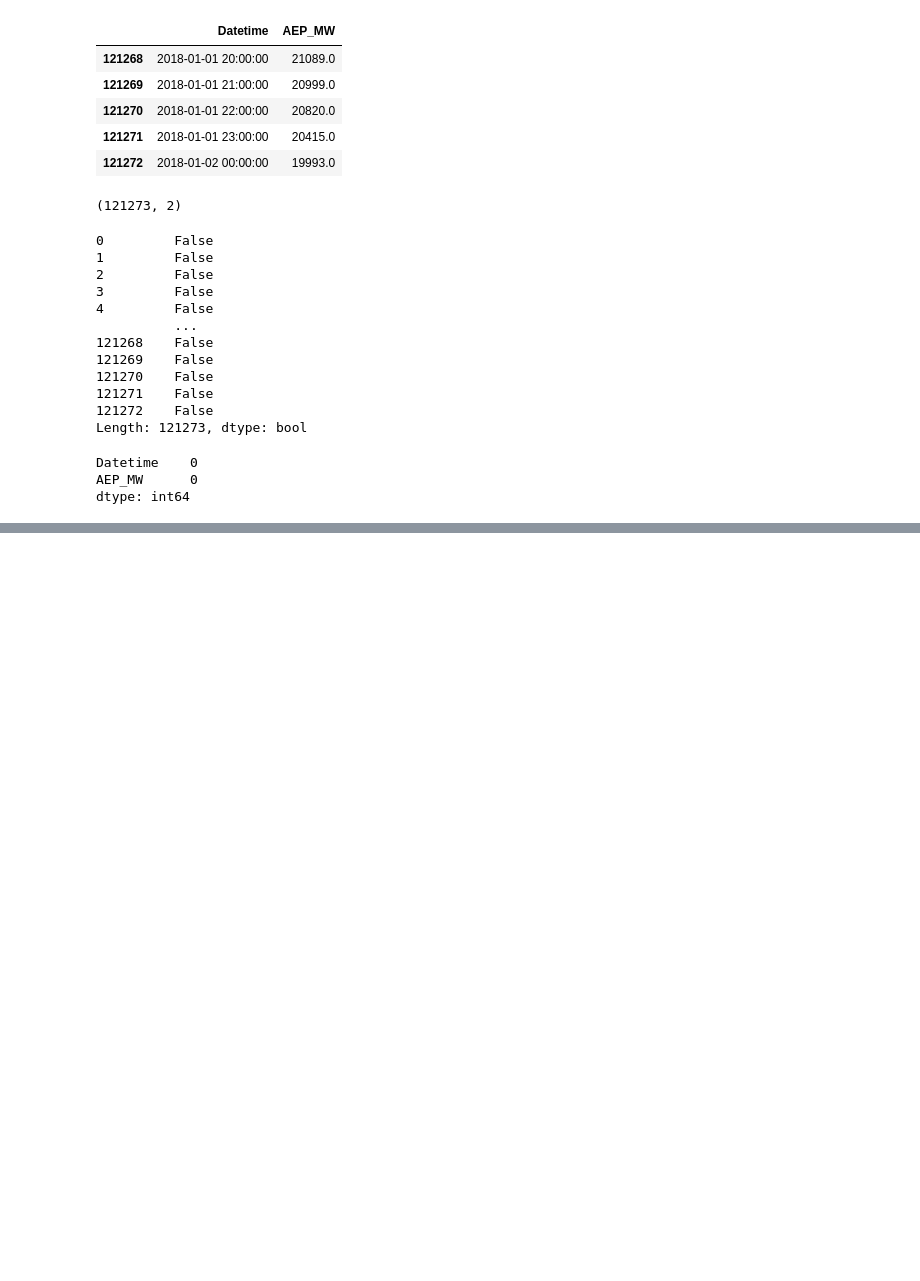
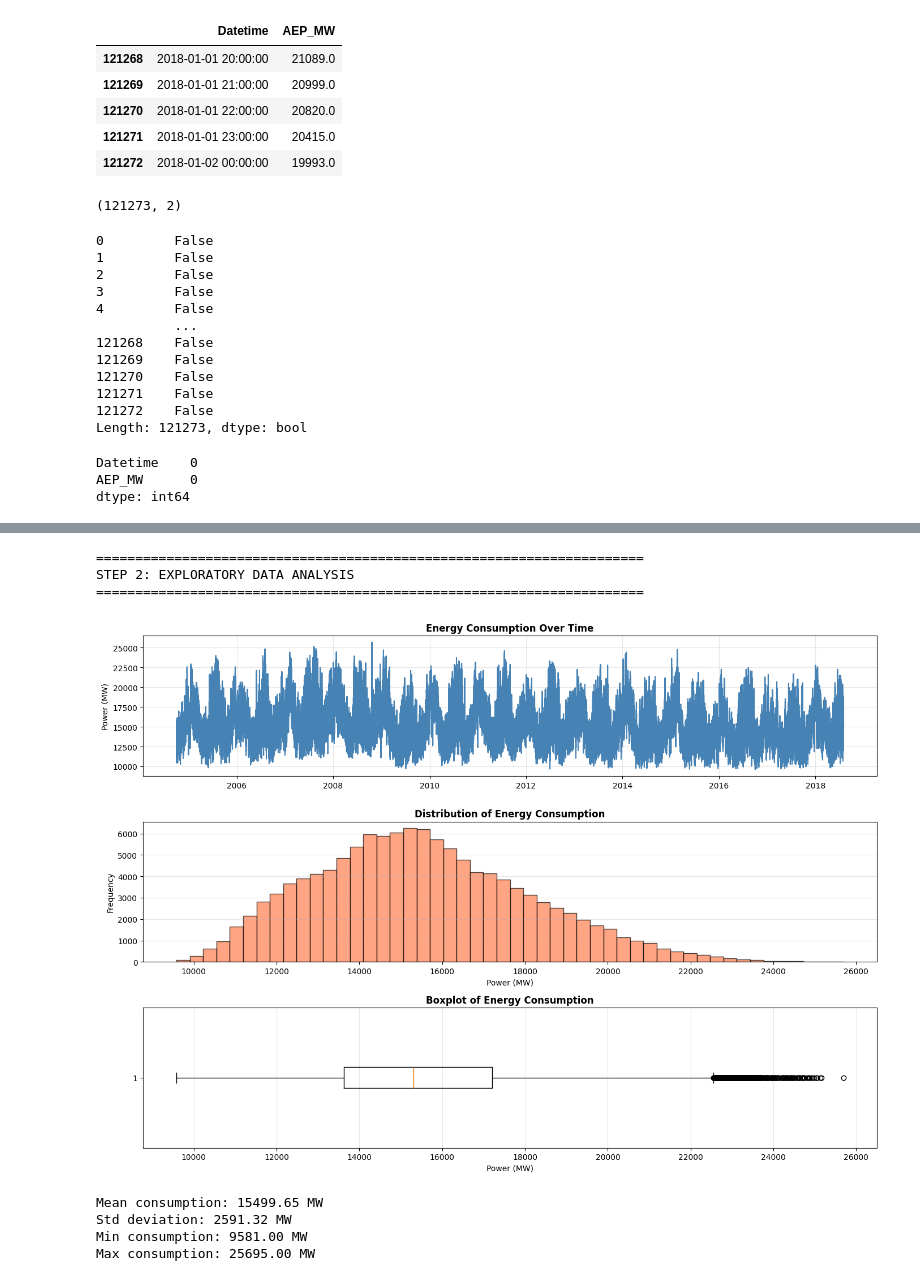
Before and after one commit to susantkumarsahoo/TimeSeriesForecasting_End_To_End, a Jupyter notebook: notebooks/04_note04.ipynb, the cells around one changed output, grey strips where cells are left out. Drawn from its saved outputs; the diff is of its cells as text; code cells hidden in the pictures; blank space fills up the shorter version.

```diff
--- a/notebooks/04_note04.ipynb
+++ b/notebooks/04_note04.ipynb
@@ -142,0 +153,46 @@ print(merged_df)
+# %%
+# ============================================================================
+# 2. EXPLORATORY DATA ANALYSIS
+# ============================================================================
+print("\n" + "="*70)
+print("STEP 2: EXPLORATORY DATA ANALYSIS")
+print("="*70)
+
+fig, axes = plt.subplots(3, 1, figsize=(14, 10))
+
+# Time series plot
+axes[0].plot(df['Datetime'], df['AEP_MW'], linewidth=1.5, color='steelblue')
+axes[0].set_title('Energy Consumption Over Time', fontsize=12, fontweight='bold')
+axes[0].set_ylabel('Power (MW)')
+axes[0].grid(True, alpha=0.3)
+
+# Distribution
+axes[1].hist(df['AEP_MW'], bins=50, color='coral', edgecolor='black', alpha=0.7)
+axes[1].set_title('Distribution of Energy Consumption', fontsize=12, fontweight='bold')
+axes[1].set_xlabel('Power (MW)')
+axes[1].set_ylabel('Frequency')
+axes[1].grid(True, alpha=0.3, axis='y')
+
+# Boxplot
+axes[2].boxplot(df['AEP_MW'], vert=False)
+axes[2].set_title('Boxplot of Energy Consumption', fontsize=12, fontweight='bold')
+axes[2].set_xlabel('Power (MW)')
+axes[2].grid(True, alpha=0.3, axis='x')
+
+plt.tight_layout()
+plt.savefig('01_eda_analysis.png', dpi=100, bbox_inches='tight')
+plt.show()
+
+print(f"Mean consumption: {df['AEP_MW'].mean():.2f} MW")
+print(f"Std deviation: {df['AEP_MW'].std():.2f} MW")
+print(f"Min consumption: {df['AEP_MW'].min():.2f} MW")
+print(f"Max consumption: {df['AEP_MW'].max():.2f} MW")
+# %% [output]
+======================================================================
+STEP 2: EXPLORATORY DATA ANALYSIS
+======================================================================
+[figure, added]
+Mean consumption: 15499.65 MW
+Std deviation: 2591.32 MW
+Min consumption: 9581.00 MW
+Max consumption: 25695.00 MW
```
Also changed, not shown: parts of 8 cells of this notebook, 1 other file.
